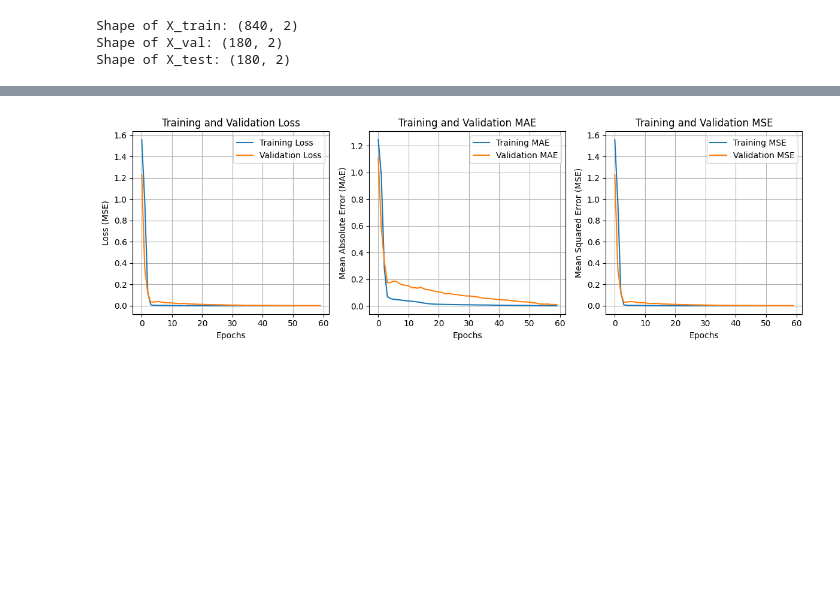
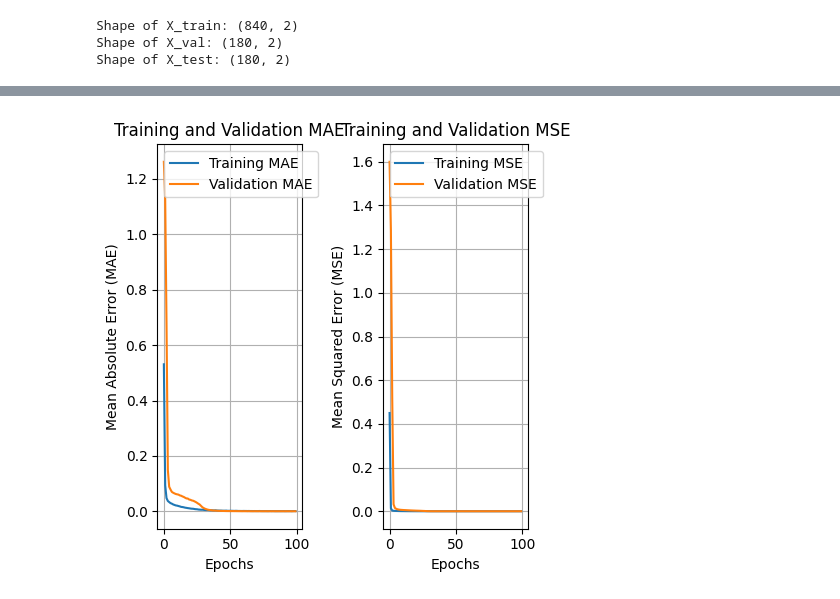
Before and after one commit to GurungPrabhu/GBP_USD-forecasting-model, a Jupyter notebook: test.ipynb, the cells around one changed output, grey strips where cells are left out. Drawn from its saved outputs; the diff is of its cells as text; code cells hidden in the pictures; blank space fills up the shorter version.

Commit message:
add first model

```diff
--- a/test.ipynb
+++ b/test.ipynb
@@ -122,0 +156,16 @@ Test Loss (DNN): [0.0009545162320137024, 0.029598265886306763, 0.000954516232013
+# %%
+# Get the best hyperparameters
+best_hps = tuner.get_best_hyperparameters(num_trials=1)[0]
+
+# Print the best hyperparameters
+print("Best Hyperparameters and Metrics:")
+for hp_name in best_hps.values.keys():
+    print(f"{hp_name}: {best_hps.get(hp_name)}")
+
+# Build and train the best model
+best_model = tuner.hypermodel.build(best_hps)  # Ensure `build` only gets `best_hps`
+
+
+best_model.compile(optimizer='adam', loss='mean_squared_error', metrics=['mae', 'mse'])
+
+best_history = best_model.fit(X_train, y_train, epochs=100, batch_size=32)
@@ -147,38 +235,50 @@ Mean Absolute Percentage Error (MAPE): 0.69%
 # %%
 # Plotting
-history_dict = history.history
 
-#Loss
-plt.figure(figsize=(12, 4))
-plt.subplot(1, 3, 1)
-plt.plot(history_dict['loss'], label='Training Loss')
-plt.plot(history_dict['val_loss'], label='Validation Loss')
-plt.xlabel('Epochs')
-plt.ylabel('Loss (MSE)')
-plt.title('Training and Validation Loss')
-plt.legend()
-plt.grid(True)
 
-#MAE
-plt.subplot(1, 3, 2)
-plt.plot(history_dict['mae'], label='Training MAE')
-plt.plot(history_dict['val_mae'], label='Validation MAE')
-plt.xlabel('Epochs')
-plt.ylabel('Mean Absolute Error (MAE)')
-plt.title('Training and Validation MAE')
-plt.legend()
-plt.grid(True)
+# history_dict = history.history
 
-#MSE
-plt.subplot(1, 3, 3)
-plt.plot(history_dict['mse'], label='Training MSE')
-plt.plot(history_dict['val_mse'], label='Validation MSE')
-plt.xlabel('Epochs')
-plt.ylabel('Mean Squared Error (MSE)')
-plt.title('Training and Validation MSE')
-plt.legend()
-plt.grid(True)
-plt.tight_layout()
-plt.show()
+# #Loss
+# plt.figure(figsize=(12, 4))
+# plt.subplot(1, 3, 1)
+# plt.plot(history_dict['loss'], label='Training Loss')
+# plt.plot(history_dict['val_loss'], label='Validation Loss')
+# plt.xlabel('Epochs')
+# plt.ylabel('Loss (MSE)')
+# plt.title('Training and Validation Loss')
+# plt.legend()
+# plt.grid(True)
+
+def plot_history(best_history, default_history):
+    best_history_dict = best_history.history
+    default_history_dict = default_history.history
+
+        #MAE
+    plt.subplot(1, 3, 2)
+    plt.plot(best_history_dict['mae'], label='Training MAE')
+    # plt.plot(best_history_dict['val_mae'], label='Training MAE')
+    plt.plot(default_history_dict['mae'], label='Validation MAE')
+    # plt.plot(default_history_dict['val_mae'], label='Validation MAE')
+    plt.xlabel('Epochs')
+    plt.ylabel('Mean Absolute Error (MAE)')
+    plt.title('Training and Validation MAE')
+    plt.legend()
+    plt.grid(True)
+
+    #MSE
+    plt.subplot(1, 3, 3)
+    plt.plot(best_history_dict['mse'], label='Training MSE')
+    # plt.plot(best_history_dict['val_mse'], label='Training MSE')
+    plt.plot(default_history_dict['mse'], label='Validation MSE')
+    # plt.plot(default_history_dict['val_mse'], label='Validation MSE')
+    plt.xlabel('Epochs')
+    plt.ylabel('Mean Squared Error (MSE)')
+    plt.title('Training and Validation MSE')
+    plt.legend()
+    plt.grid(True)
+    plt.tight_layout()
+    plt.show()
+
+plot_history(best_history, default_history)
 # %% [output]
-[figure, old version]
+[figure, new version]
```
Also changed, not shown: parts of 8 cells of this notebook, 1 other file.
